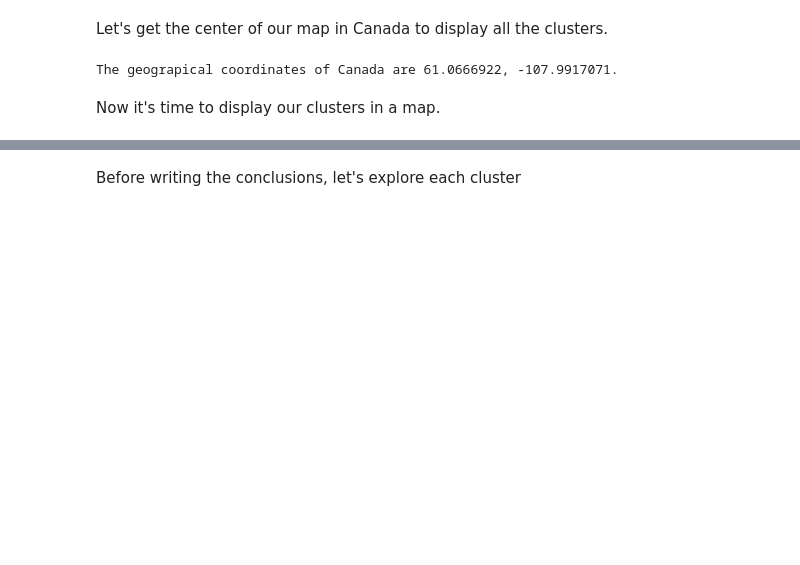
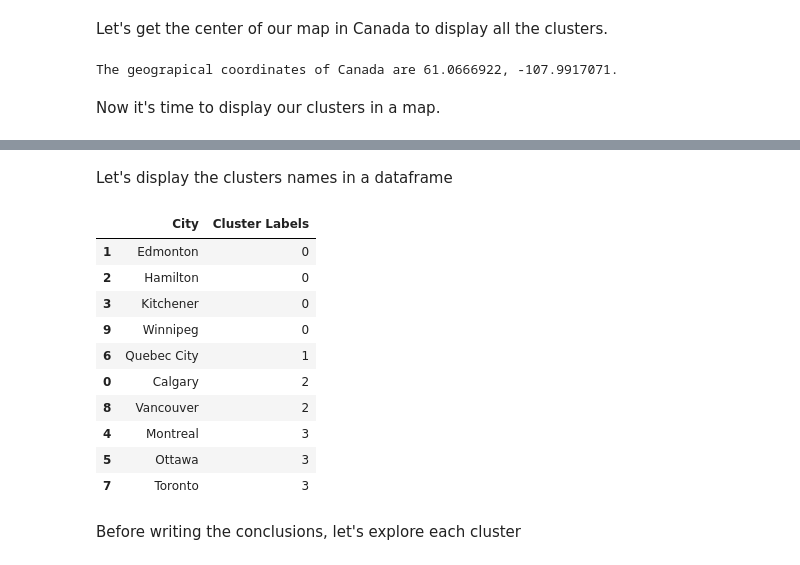
Before and after one commit to xthecapx/Coursera_Capstone, a Jupyter notebook: CountryComparation.ipynb, the cells around one changed output, grey strips where cells are left out. Drawn from its saved outputs; the diff is of its cells as text; code cells hidden in the pictures; blank space fills up the shorter version.

```diff
--- a/CountryComparation.ipynb
+++ b/CountryComparation.ipynb
@@ -347,6 +360,23 @@ for lat, lon, poi, cluster in row_data:
 map_clusters
 # %% [output]
 [interactive output not drawn]
+# %% [markdown]
+Let's display the clusters names in a dataframe
+# %%
+clusters = venues_merged[['City', 'Cluster Labels']].groupby(['City', 'Cluster Labels']).sum().reset_index().sort_values('Cluster Labels')
+clusters
+# %% [output]
+|  | City | Cluster Labels |
+| 1 | Edmonton | 0 |
+| 2 | Hamilton | 0 |
+| 3 | Kitchener | 0 |
+| 9 | Winnipeg | 0 |
+| 6 | Quebec City | 1 |
+| 0 | Calgary | 2 |
+| 8 | Vancouver | 2 |
+| 4 | Montreal | 3 |
+| 5 | Ottawa | 3 |
+| 7 | Toronto | 3 |
 # %% [markdown]
 Before writing the conclusions, let's explore each cluster
 # %%
```
Also changed, not shown: parts of 10 cells of this notebook, 6 other files.
